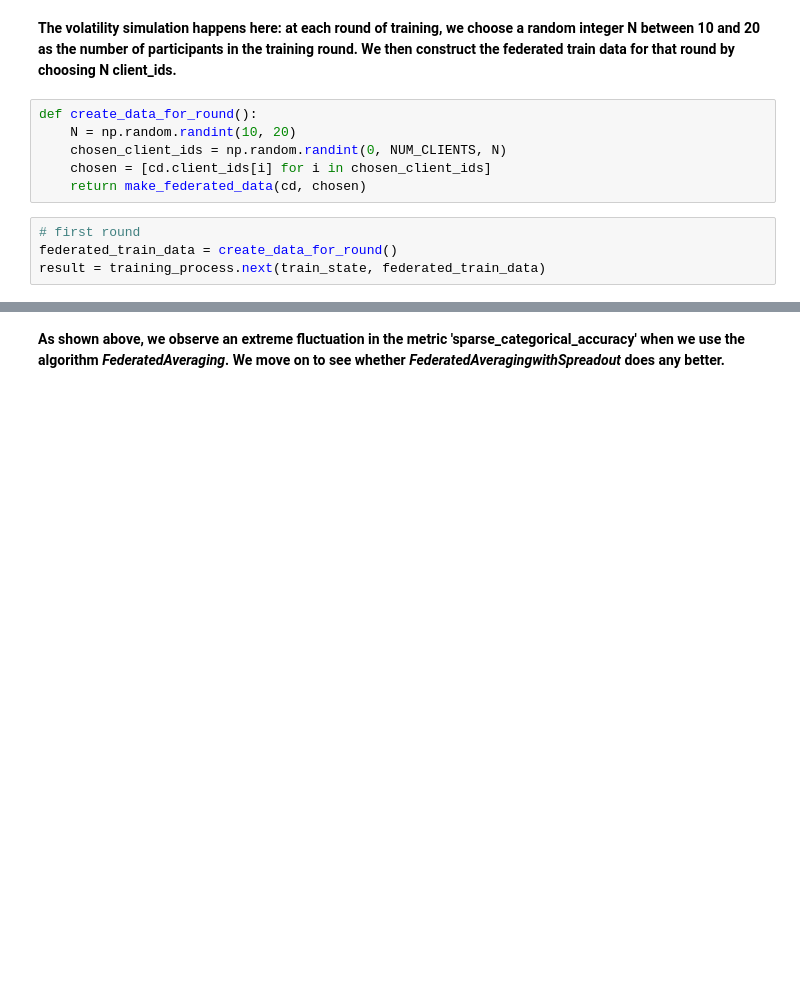
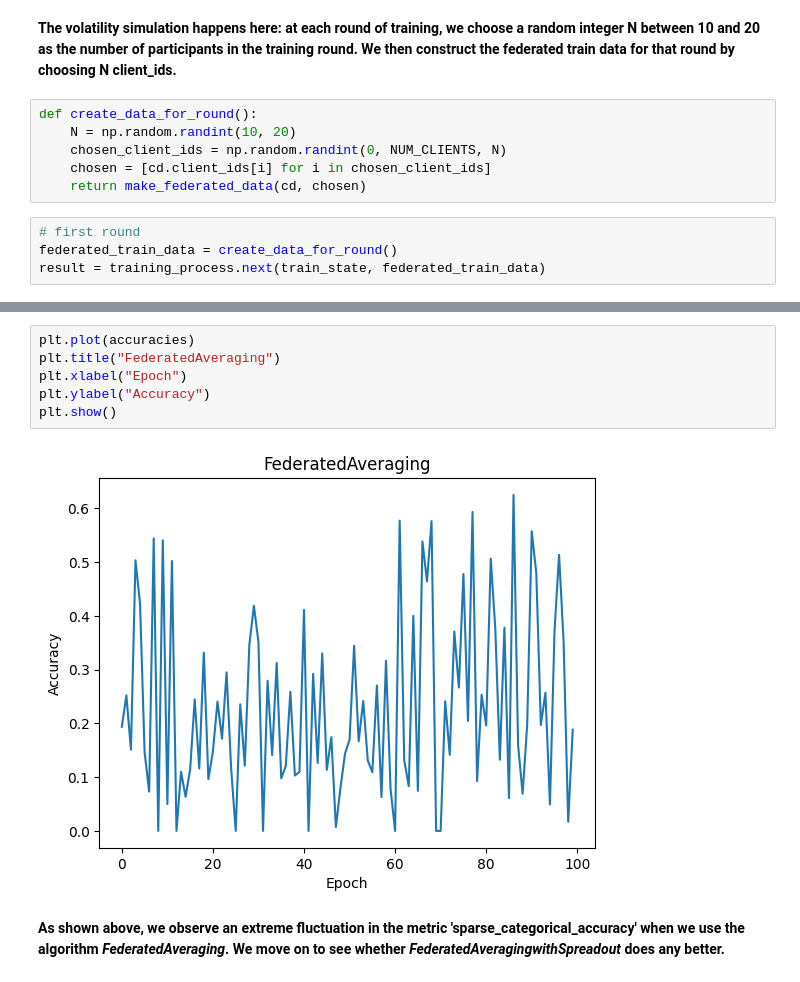
Before and after one commit to ktjkim/6998, a Jupyter notebook: FederatedAveraging.ipynb, the cells around one changed output, grey strips where cells are left out. Cells and saved outputs as stored; diff of their text form; blank space fills up the shorter version.

```diff
--- a/FederatedAveraging.ipynb
+++ b/FederatedAveraging.ipynb
@@ -179,2 +208,10 @@ round 10, metrics=OrderedDict([('distributor', ()), ('client_work', OrderedDict(
+# %%
+plt.plot(accuracies)
+plt.title("FederatedAveraging")
+plt.xlabel("Epoch")
+plt.ylabel("Accuracy")
+plt.show()
+# %% [output]
+[figure, added]
 # %% [markdown]
 **As shown above, we observe an extreme fluctuation in the metric 'sparse_categorical_accuracy' when we use the algorithm *FederatedAveraging*. We move on to see whether *FederatedAveragingwithSpreadout* does any better.**
```
Also changed, not shown: parts of 7 cells of this notebook.
